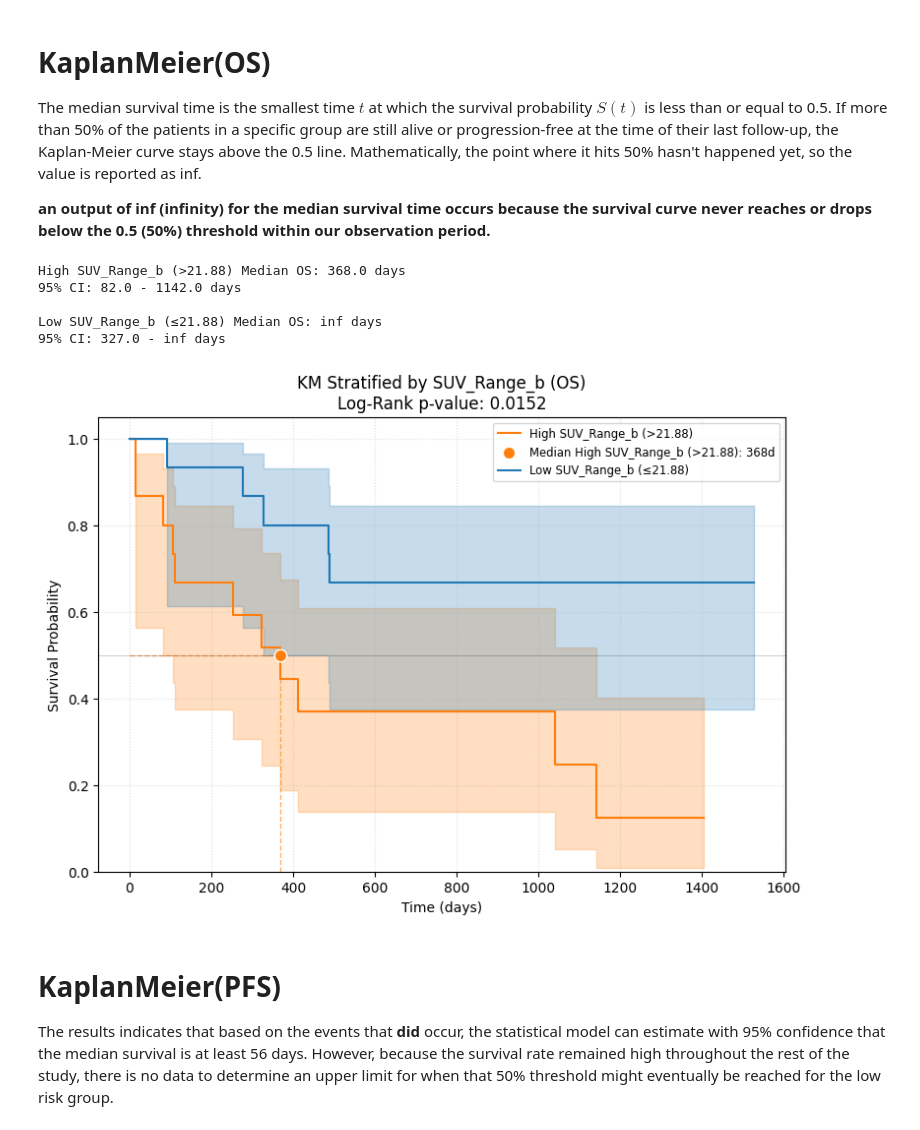
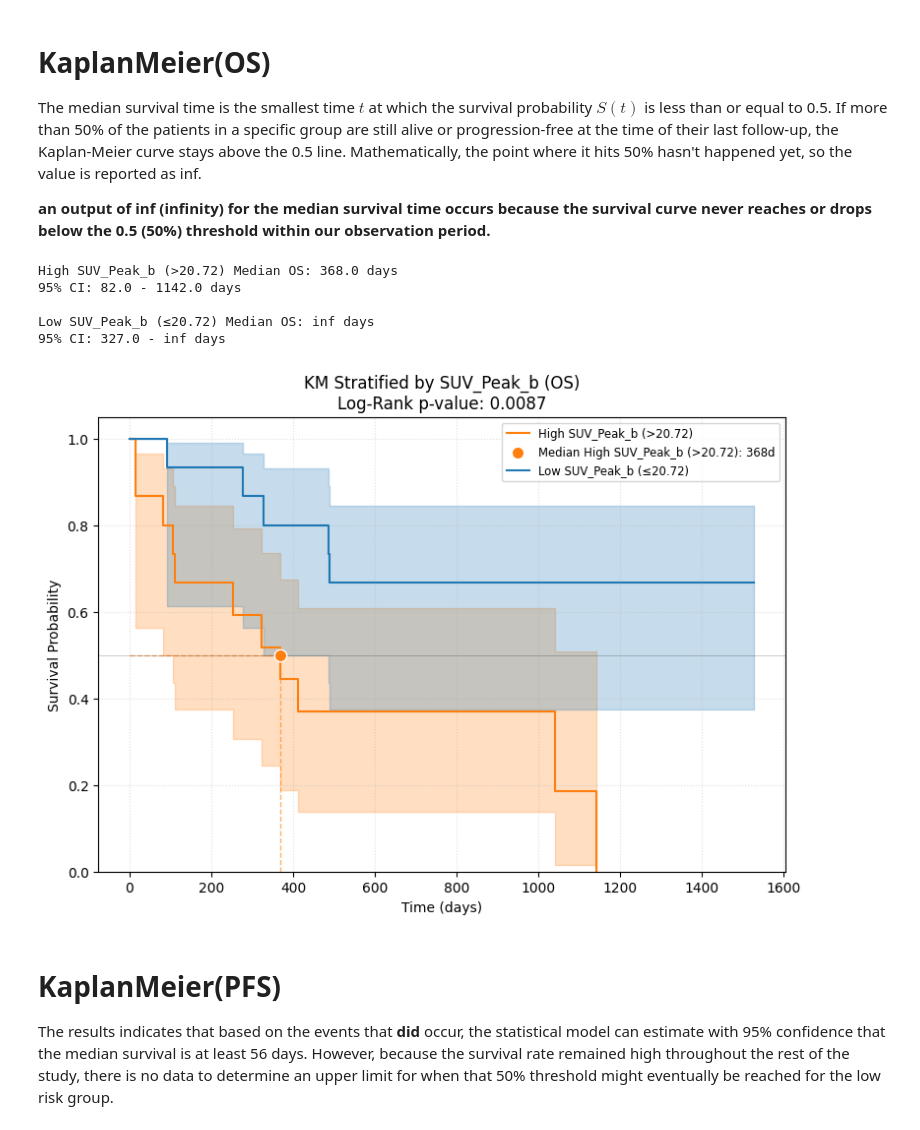
Before and after one commit to aliakhlaghiii/integromics, a Jupyter notebook: mahsa/cox_kaplan_analysis.ipynb, the cells around one changed output. Cells and saved outputs as stored; diff of their text form; code cells hidden in the pictures.

```diff
--- a/mahsa/cox_kaplan_analysis.ipynb
+++ b/mahsa/cox_kaplan_analysis.ipynb
@@ -171,5 +182,11 @@ disease = pd.get_dummies(clinic_data_cleaned['indication_dis_diagnosis.factor'])
 # %%
-drop_columns = cause_of_death + factors + ['record_id','scr_date_tb1stmeeting', 'indication_dis_diagnosis'] + comments + locations + correlated + indicators
+drop_columns = cause_of_death + factors + ['record_id','scr_date_tb1stmeeting',
+                                            'indication_dis_diagnosis',
+                                            'tr_car_bridg_type',
+                                            'post_cart_ther',
+                                            'surv_bestresponse_car',
+                                            'indication_dis_lymsubtype_cns'
+                                            ] + comments + locations + correlated + indicators
 clinic_data_cleaned.drop(columns=drop_columns,inplace=True)
 # %%
 clinic_data_cleaned.shape
@@ -178,5 +195,5 @@ clinic_data_cleaned.shape
 # %%
-clinic_data_cleaned = pd.concat([clinic_data_cleaned, disease], axis=1)
+clinic_data_cleaned = pd.concat([clinic_data_cleaned, disease, brg_the, cns], axis=1)
 # %%
 clinic_data_cleaned.replace({'NE': np.nan}, inplace=True)
 # %%
@@ -227,5 +244,5 @@ clinic_data_cleaned.shape
 # %%
-date_columns = [date for date in clinic_data_cleaned.columns if ('date' in date) or ('start' in date) or ('stop' in date)]
+date_columns = [date for date in clinic_data_cleaned.columns if ('date' in date) or ('_start' in date) or ('_stop' in date)]
 
 print("Applying type conversion...")
 for col in clinic_data_cleaned.columns:
@@ -259,4 +276,4 @@ clinic_data_cleaned.shape
 # Impute missing values with the median for numeric columns
 for col in clinic_data_cleaned.select_dtypes(include=np.number).columns:
     median_value = clinic_data_cleaned[col].median()
-    clinic_data_cleaned[col].fillna(median_value, inplace=True)
+    clinic_data_cleaned[col] = clinic_data_cleaned[col].fillna(median_value)
@@ -641,15 +721,15 @@ The median survival time is the smallest time $t$ at which the survival probabil
 # %%
 # Using the top HR feature from the univariate analysis to see stratified KM plots
 
 # For Overall Survival (OS)
-plot_stratified_km(modelling_data_os, 'T', 'E', 'SUV_Range_b', "OS")
+plot_stratified_km(modelling_data_os, 'T', 'E', 'SUV_Peak_b', "OS")
 # %% [output]
-High SUV_Range_b (>21.88) Median OS: 368.0 days
+High SUV_Peak_b (>20.72) Median OS: 368.0 days
 95% CI: 82.0 - 1142.0 days
 
-Low SUV_Range_b (≤21.88) Median OS: inf days
+Low SUV_Peak_b (≤20.72) Median OS: inf days
 95% CI: 327.0 - inf days
-[figure, old version]
+[figure, new version]
 # %% [markdown]
 # KaplanMeier(PFS)
 
```
Also changed, not shown: parts of 33 cells of this notebook, 1 other file.
